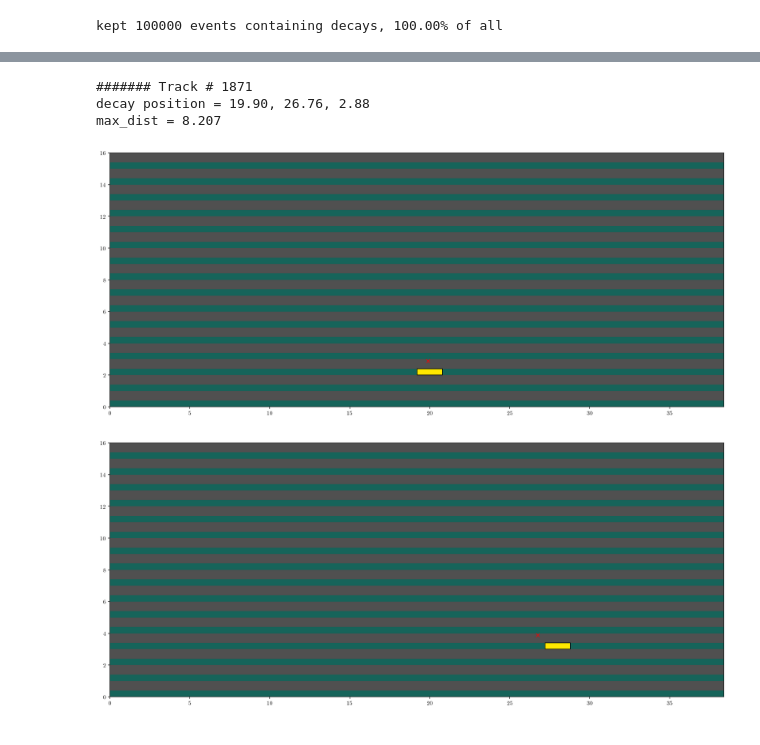
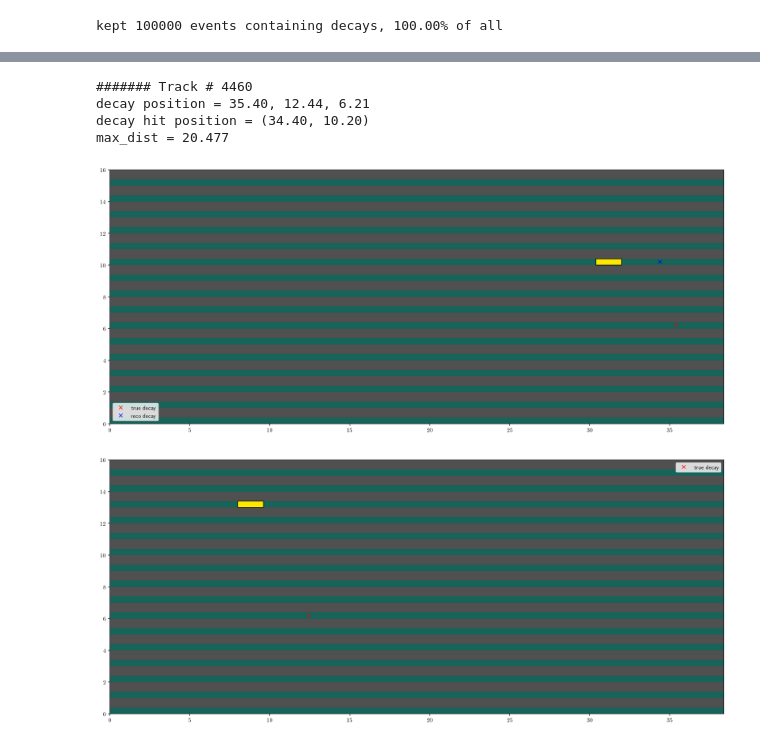
Before and after one commit to kauniska/ecal_reco, a Jupyter notebook: geant4/analysis/decay.ipynb, the cells around one changed output, grey strips where cells are left out. Saved outputs shown, nothing was run; the diff lists cells and outputs as text; code cells hidden in the pictures.

```diff
--- a/geant4/analysis/decay.ipynb
+++ b/geant4/analysis/decay.ipynb
@@ -22,7 +22,7 @@ plt.rcParams.update({
 })
 # %%
 # later, one can use concatenation of data_0001.root - data_0008.root files as well. One is enough for testing
-file_path = '/Users/lucahartman/Documents/EPFL/MA1/project/ecal_reco/geant4/data_decay2.root'
+file_path = '/Users/lucahartman/Documents/EPFL/MA1/project/ecal_reco/geant4/data_decay3.root'
 
 branch_list = ['E', 'Edep', 'pdg', 'EcalEdep',
                'layerID', 'barID', 'Nhits', 'tx', 'ty', 'x0', 'y0', 'n_sec',
@@ -49,9 +44,20 @@ def get_hits(row):
-            if row['EcalEdep'][i] > 0 and not (row['pdg'][i] == -2 or row['pdg'][i] == 406 or row['pdg'][i] == 407)]             # or row['ProcessID'] == 0
+            if row['EcalEdep'][i] > 0 and not (row['pdg'][i] < 0 or row['pdg'][i] == 406 or row['pdg'][i] == 407)]
+    # or row['ProcessID'] == 0
+
+def DetectorCoord(pos):
+    x = int(pos[0] / width)
+    y = int(pos[1] / width)
+    z = int(int(pos[2]) / (thickness + thickness_screen))
+    if z % 2 == 0: # a layer measuring the x coordinate
+        return True, x, z
+    else:
+        return False, y, z
 
 def create_tracks(df, plot=False):
     tracks = []
     tags = []
     decay_pos = []
+    decay_pos_det = []
     all_hits_x_x = []
     all_hits_x_z = []
     all_hits_y_y = []
@@ -73,52 +79,62 @@ def create_tracks(df, plot=False):
                 tags.append([tagsX, tagsY])
                 pos = np.array([row['x_decay'] + row['size_XY']/2, row['y_decay'] + row['size_XY']/2, row['z_decay'] + row['size_Z']/2])
                 decay_pos.append(pos)
+                decay_pos_det.append(DetectorCoord(pos))
                 all_hits_x_x.extend([h.get_pos()[0] for h in track.x.hits])
                 all_hits_x_z.extend([h.get_pos()[1] for h in track.x.hits])
                 all_hits_y_y.extend([h.get_pos()[0] for h in track.y.hits])
                 all_hits_y_z.extend([h.get_pos()[1] for h in track.y.hits])
 
-    return tracks, tags, decay_pos, all_hits_x_x, all_hits_x_z, all_hits_y_y, all_hits_y_z
+    return tracks, tags, decay_pos, decay_pos_det, all_hits_x_x, all_hits_x_z, all_hits_y_y, all_hits_y_z
 # %%
-tracks, tags, decay_pos, all_hits_x_x, all_hits_x_z, all_hits_y_y, all_hits_y_z = create_tracks(df_hits)
+tracks, tags, decay_pos, decay_pos_det, all_hits_x_x, all_hits_x_z, all_hits_y_y, all_hits_y_z = create_tracks(df_hits)
 # import line_profiler
 # %reload_ext line_profiler
 # %lprun -f create_tracks create_tracks(df_hits.head(100))
 # %%
 from track_reconstruction import plot_hits
 i = np.random.randint(0, len(tracks))
 print('####### Track # {}'.format(i))
 t = tracks[i]
 all_hits = t.x.hits.copy()
 all_hits.extend(t.y.hits)
+decay_hit = Hit([decay_pos_det[i][1], decay_pos_det[i][2]], decay_pos_det[i][0], 0, 0, 1)
+decay_hit_pos = decay_hit.get_pos()
 fig1, axs1 = plot_hits(all_hits, True)
 fig2, axs2 = plot_hits(all_hits, False)
 
-print('decay position = {:.2f}, {:.2f}, {:.2f}'.format(
-    decay_pos[i][0], decay_pos[i][1], decay_pos[i][2]))
-axs1.plot([decay_pos[i][0]], [decay_pos[i][2]], 'rx')
-axs2.plot([decay_pos[i][1]], [decay_pos[i][2] + thickness + thickness_screen], 'rx')
+print('decay position = {:.2f}, {:.2f}, {:.2f}'.format(decay_pos[i][0], decay_pos[i][1], decay_pos[i][2]))
+print('decay hit position = ({:.2f}, {:.2f})'.format(decay_hit_pos[0], decay_hit_pos[1]))
+axs1.plot([decay_pos[i][0]], [decay_pos[i][2]], 'rx', label='true decay')
+axs2.plot([decay_pos[i][1]], [decay_pos[i][2]], 'rx', label = 'true decay')
+if decay_pos_det[i][0]:
+    axs1.plot([decay_hit_pos[0]], [decay_hit_pos[1]], 'bx', label='reco decay')
+else:
+    axs2.plot([decay_hit_pos[0]], [decay_hit_pos[1]], 'bx', label='reco decay')
+axs1.legend()
+axs2.legend()
 max_dist = 0
 for i in range(len(t.x.hits)):
     diff_z = t.x.hits[i].get_pos()[1] - decay_pos[i][2]
     diff_x = t.x.hits[i].get_pos()[0] - decay_pos[i][0]
     d = np.sqrt( diff_x**2 + diff_z**2 )
     if d > max_dist:
         max_dist = d
 for i in range(len(t.y.hits)):
     diff_z = t.y.hits[i].get_pos()[1] - decay_pos[i][2]
     diff_y = t.y.hits[0].get_pos()[0] - decay_pos[i][1]
     d = np.sqrt( diff_y**2 + diff_z**2 )
     if d > max_dist:
         max_dist = d
 
 print('max_dist = {:.3f}'.format(max_dist))
 # %% [output]
-####### Track # 1871
-decay position = 19.90, 26.76, 2.88
-max_dist = 8.207
+####### Track # 4460
+decay position = 35.40, 12.44, 6.21
+decay hit position = (34.40, 10.20)
+max_dist = 20.477
-[figure, old version]
+[figure, new version]
-[figure, old version]
+[figure, new version]
 # %%
 # find max position
 maximas = []
```
Also changed, not shown: parts of 5 cells of this notebook, 2 other files.
